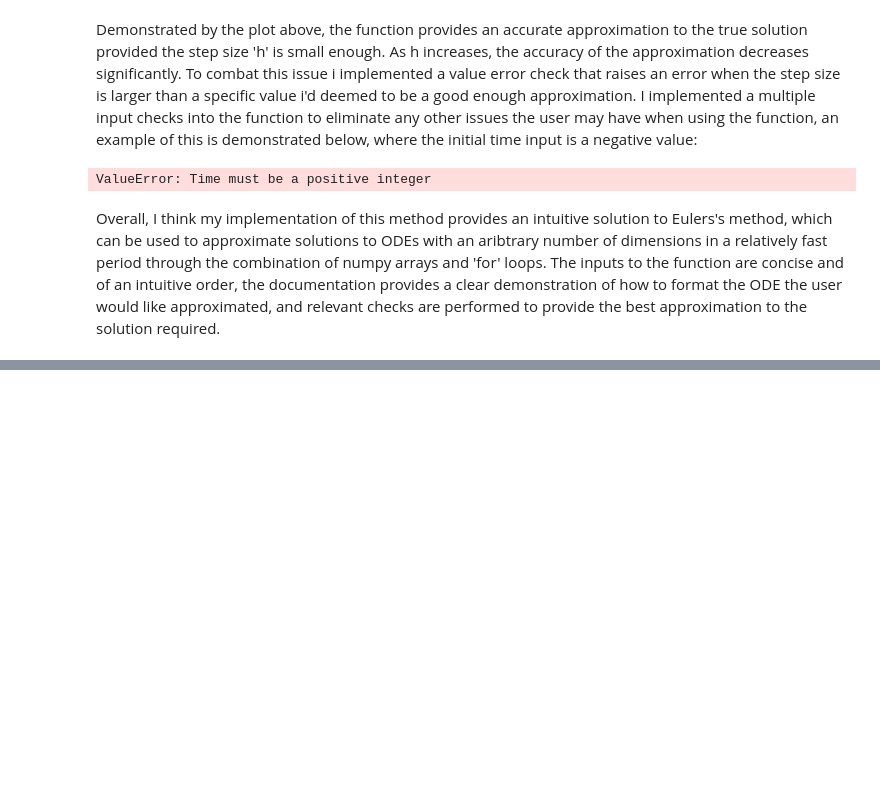
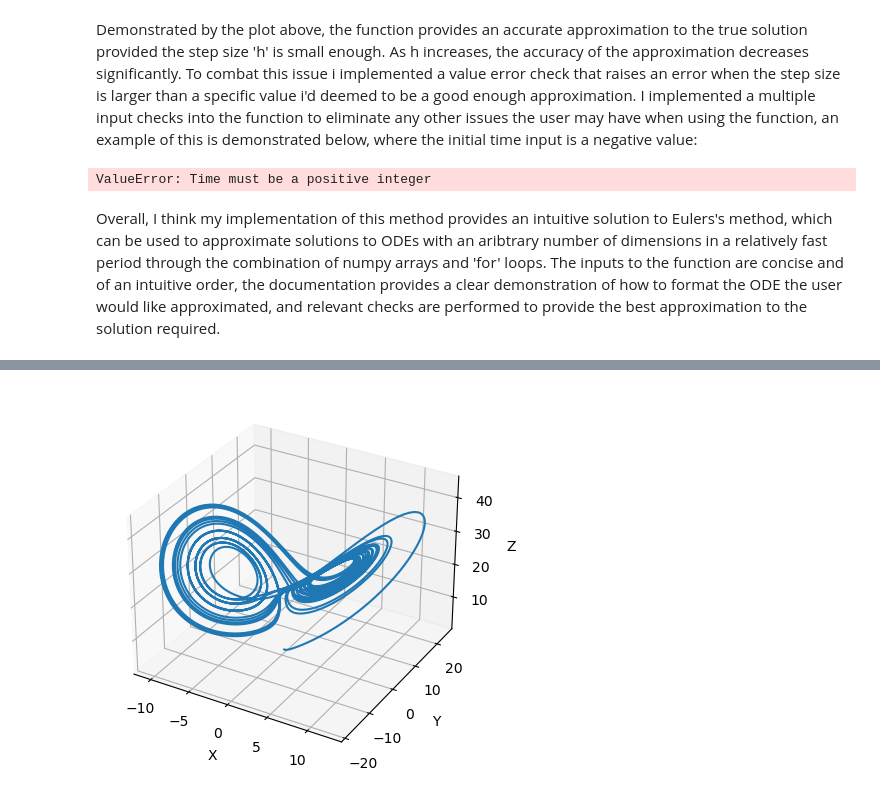
Before and after one commit to HenryHutch2001/EMAT30008, a Jupyter notebook: Report.ipynb, the cells around one changed output, grey strips where cells are left out. Drawn from its saved outputs; the diff is of its cells as text; code cells hidden in the pictures; blank space fills up the shorter version.

```diff
--- a/Report.ipynb
+++ b/Report.ipynb
@@ -57,0 +75,19 @@ plt.show()
+# %%
+def Lorenz(t,xyz,s,r,b):
+    x,y,z = xyz
+    dx_dt = s*(y-x)
+    dy_dt = r*x - y - x*z
+    dz_dt = x*y - b*z
+    return [dx_dt,dy_dt,dz_dt]
+
+t,x= solve_toRK(Lorenz,[0,1,1.05],0,50,0.01,3,26.5,1)
+fig = plt.figure()
+ax = fig.gca(projection='3d')
+
+ax.plot(x[:,0], x[:,1], x[:,2])
+ax.set_xlabel("X")
+ax.set_ylabel("Y")
+ax.set_zlabel("Z")
+plt.show()
+# %% [output]
+[figure, added]
```
Also changed, not shown: parts of 22 cells of this notebook, 3 other files.
